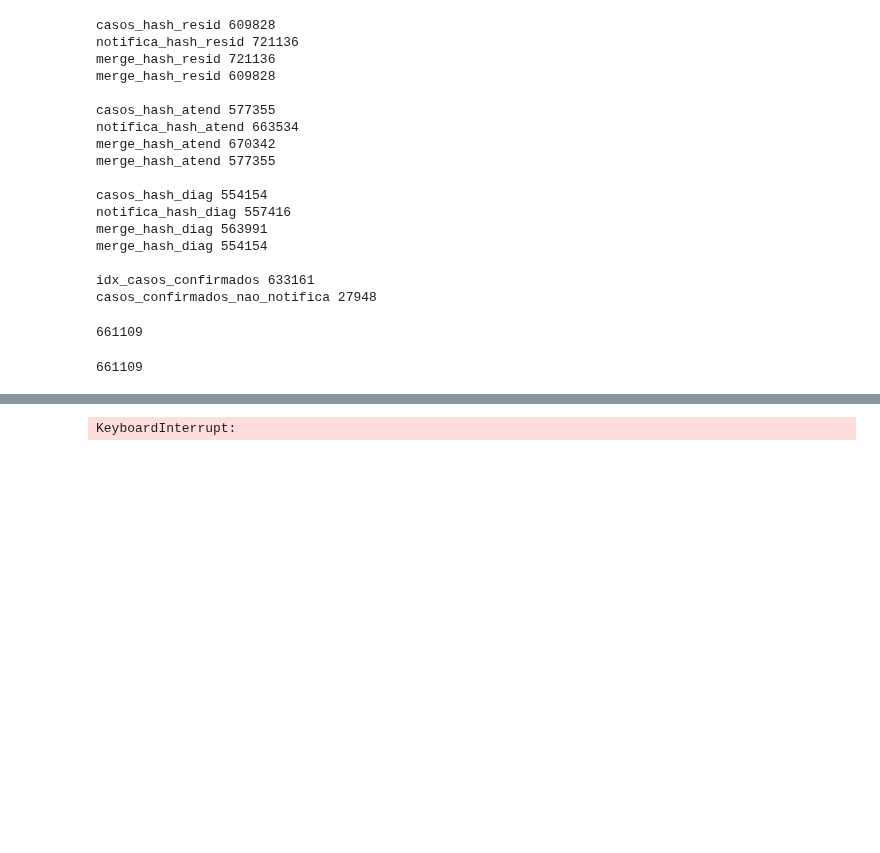
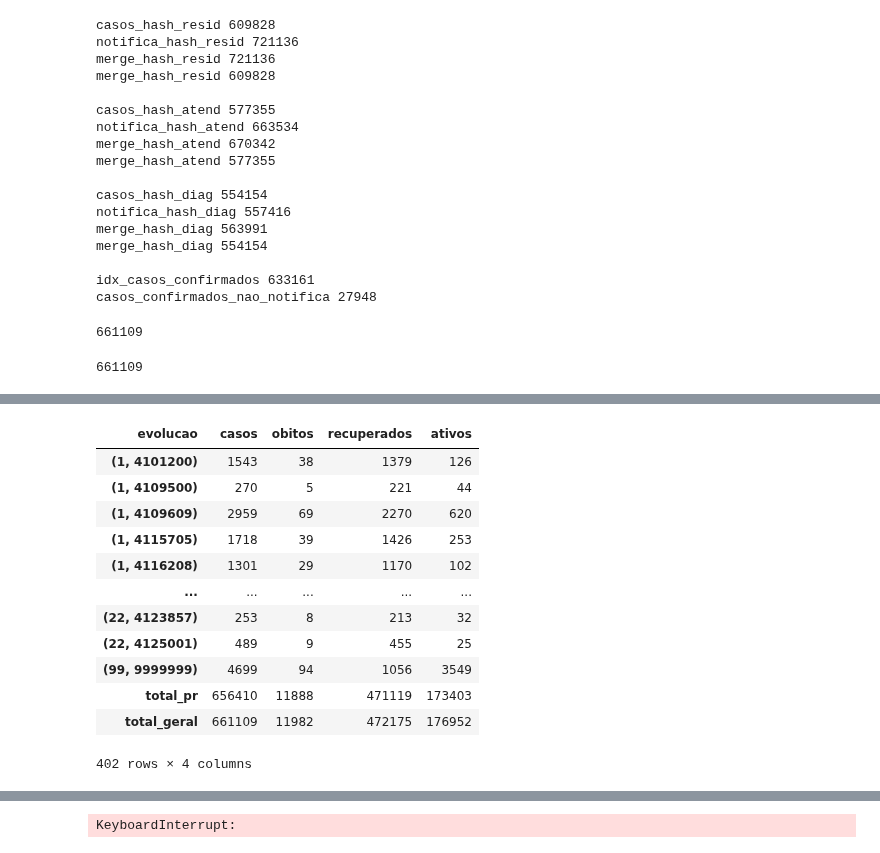
Before and after one commit to vinnylg/covid19datascience, a Jupyter notebook: merge_notifica.ipynb, the cells around one changed output, grey strips where cells are left out. Cells and saved outputs as stored; diff of their text form; code cells hidden in the pictures; blank space fills up the shorter version.

```diff
--- a/merge_notifica.ipynb
+++ b/merge_notifica.ipynb
@@ -168,0 +176,16 @@ print(obitos_merged.shape)
+# %%
+casos_municipios
+# %% [output]
+| evolucao | casos | obitos | recuperados | ativos |
+| (1, 4101200) | 1543 | 38 | 1379 | 126 |
+| (1, 4109500) | 270 | 5 | 221 | 44 |
+| (1, 4109609) | 2959 | 69 | 2270 | 620 |
+| (1, 4115705) | 1718 | 39 | 1426 | 253 |
+| (1, 4116208) | 1301 | 29 | 1170 | 102 |
+| ... | ... | ... | ... | ... |
+| (22, 4123857) | 253 | 8 | 213 | 32 |
+| (22, 4125001) | 489 | 9 | 455 | 25 |
+| (99, 9999999) | 4699 | 94 | 1056 | 3549 |
+| total_pr | 656410 | 11888 | 471119 | 173403 |
+| total_geral | 661109 | 11982 | 472175 | 176952 |
+402 rows × 4 columns
```
Also changed, not shown: parts of 11 cells of this notebook.
